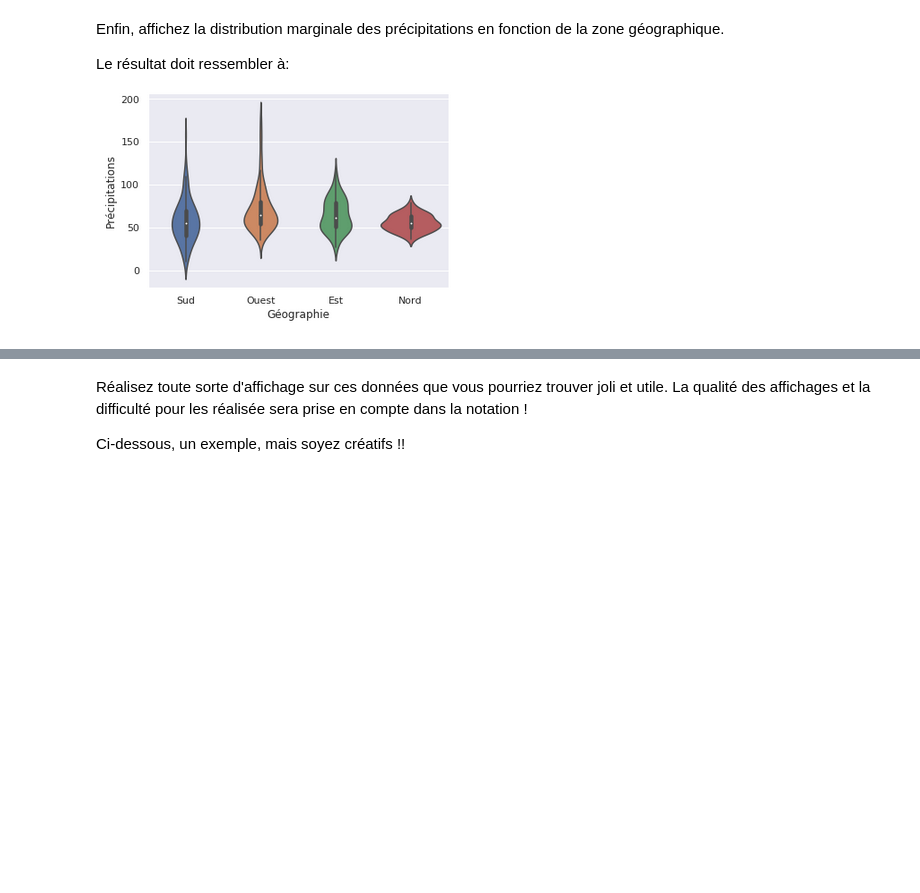
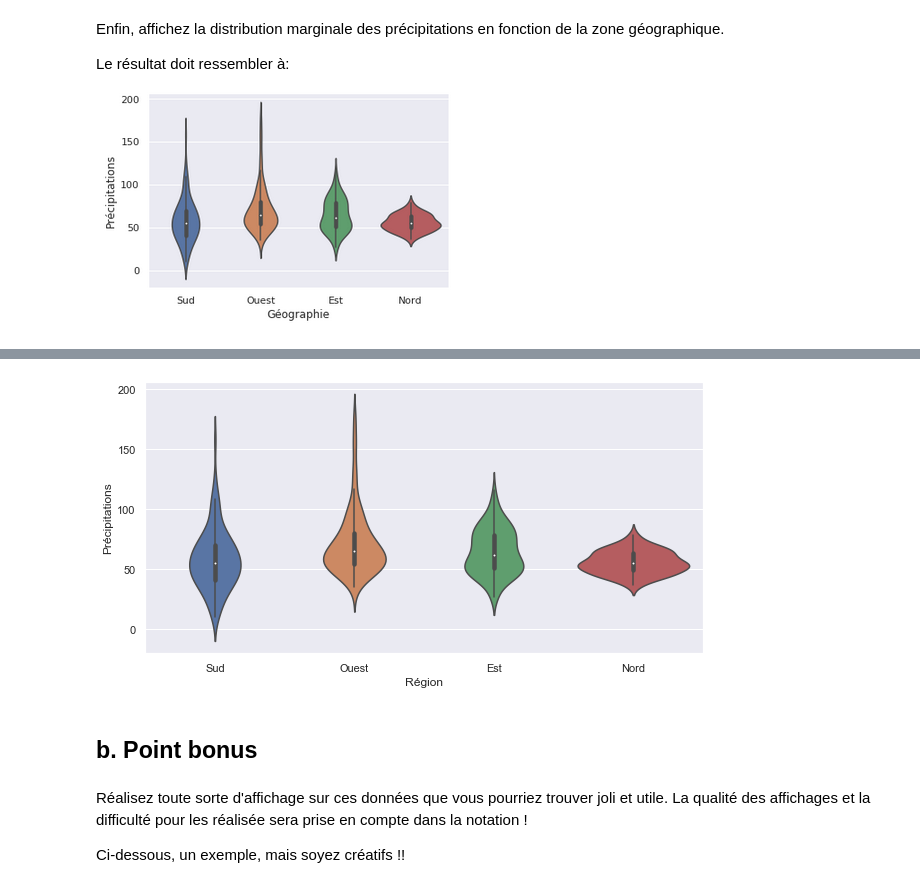
Before and after one commit to campusplage/compte-rendus-brun-franc, a Jupyter notebook: TP1_pandas.ipynb, the cells around one changed output, grey strips where cells are left out. Saved outputs shown, nothing was run; the diff lists cells and outputs as text; code cells hidden in the pictures; blank space fills up the shorter version.

```diff
--- a/TP1_pandas.ipynb
+++ b/TP1_pandas.ipynb
@@ -320,0 +324,7 @@ Le résultat doit ressembler à:
+# %%
+# On procède de la même façon sauf que cette fois on reccupère les données de précipitation (et pas jours de pluie)
+data2=data.iloc[:,range(12)] # On reccupère les colonnes correspondant à "précipitation"
+graph3 = data2.reset_index().melt(id_vars='Ville', value_name="Précipitations") # on re-ordonne le tableau
+df2=pandas.merge(graph3,graph2, on=['Ville']) # On le fusionne avec le tableau des régions correspondantes
+df2=df2.rename(columns={df2.columns[5]:"Région"})
+df2.head() # Tableau pour le graph
@@ -321,3 +338,11 @@ Le résultat doit ressembler à:
+# %%
+g=sns.violinplot(x='Région', y='Précipitations',data=df2) # On trace les boites à moustache du nombre de jours de
+#pluie pour chaque mois
+g.get_figure().set_size_inches(10,5) # On agrandi la figure
+# %% [output]
+[figure, added]
+# %% [markdown]
+## b. Point bonus
 # %% [markdown]
 Réalisez toute sorte d'affichage sur ces données que vous pourriez trouver joli et utile. La qualité des affichages et la difficulté pour les réalisée sera prise en compte dans la notation !
 
```
Also changed, not shown: parts of 10 cells of this notebook.
